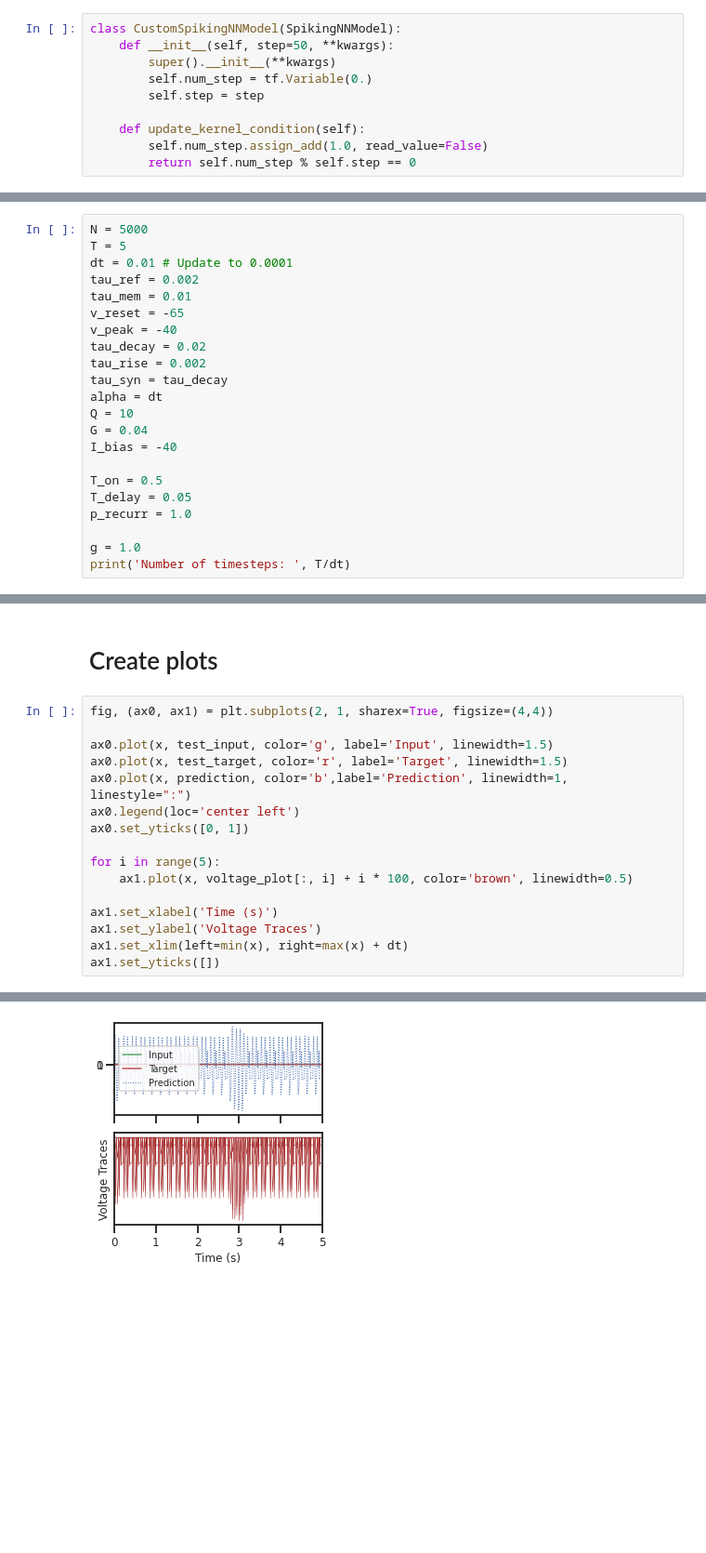
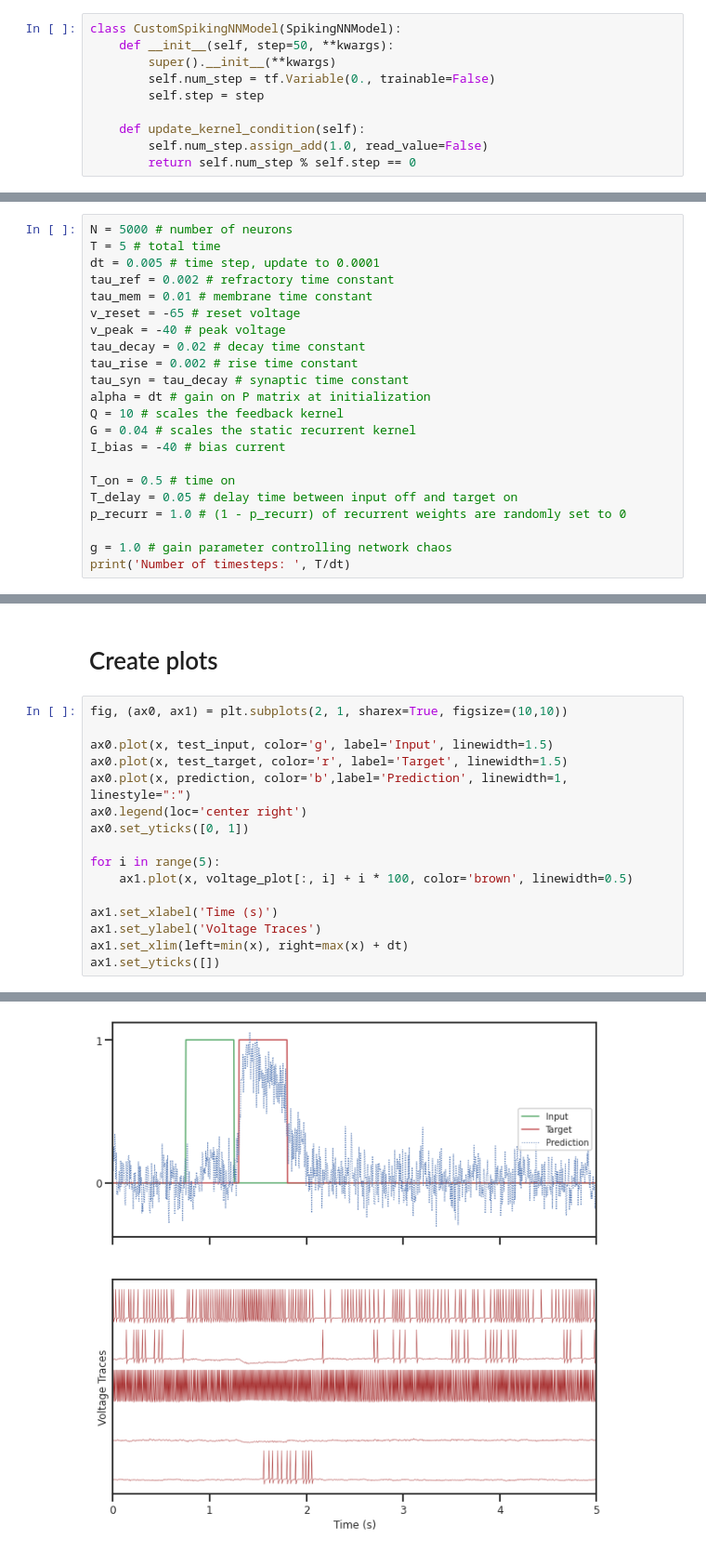
Before and after one commit to zhenruiliao/tension, a Jupyter notebook: examples/FORCE_Training_of_LIF_Spiking_Network_on_GO_NO_GO_with_Random_Starts.ipynb, the cells around one changed output, grey strips where cells are left out. Shown at 93% size. Saved outputs shown, nothing was run; the diff lists cells and outputs as text; blank space fills up the shorter version.

```diff
--- a/examples/FORCE_Training_of_LIF_Spiking_Network_on_GO_NO_GO_with_Random_Starts.ipynb
+++ b/examples/FORCE_Training_of_LIF_Spiking_Network_on_GO_NO_GO_with_Random_Starts.ipynb
@@ -32,7 +32,7 @@ plt.rc('figure', titlesize=EXTRA_SIZE)  # fontsize of the figure title
 class CustomSpikingNNModel(SpikingNNModel):
     def __init__(self, step=50, **kwargs):
         super().__init__(**kwargs)
-        self.num_step = tf.Variable(0.)
+        self.num_step = tf.Variable(0., trainable=False)
         self.step = step
 
     def update_kernel_condition(self):
@@ -45,23 +45,23 @@ class CustomSpikingNNModel(SpikingNNModel):
 # %%
-N = 5000
-T = 5
-dt = 0.01 # Update to 0.0001
-tau_ref = 0.002
-tau_mem = 0.01
-v_reset = -65
-v_peak = -40
-tau_decay = 0.02
-tau_rise = 0.002
-tau_syn = tau_decay
-alpha = dt
-Q = 10
-G = 0.04
-I_bias = -40
+N = 5000 # number of neurons
+T = 5 # total time
+dt = 0.005 # time step, update to 0.0001
+tau_ref = 0.002 # refractory time constant
+tau_mem = 0.01 # membrane time constant
+v_reset = -65 # reset voltage
+v_peak = -40 # peak voltage
+tau_decay = 0.02 # decay time constant
+tau_rise = 0.002 # rise time constant
+tau_syn = tau_decay # synaptic time constant
+alpha = dt # gain on P matrix at initialization
+Q = 10 # scales the feedback kernel
+G = 0.04 # scales the static recurrent kernel
+I_bias = -40 # bias current
 
-T_on = 0.5
-T_delay = 0.05
-p_recurr = 1.0
+T_on = 0.5 # time on
+T_delay = 0.05 # delay time between input off and target on
+p_recurr = 1.0 # (1 - p_recurr) of recurrent weights are randomly set to 0
 
-g = 1.0
+g = 1.0 # gain parameter controlling network chaos
 print('Number of timesteps: ', T/dt)
 # %% [output]
@@ -195,21 +195,21 @@ voltage_plot[mask] = 30
 # %% [markdown]
 # Create plots
 # %%
-fig, (ax0, ax1) = plt.subplots(2, 1, sharex=True, figsize=(4,4))
+fig, (ax0, ax1) = plt.subplots(2, 1, sharex=True, figsize=(10,10))
 
 ax0.plot(x, test_input, color='g', label='Input', linewidth=1.5)
 ax0.plot(x, test_target, color='r', label='Target', linewidth=1.5)
 ax0.plot(x, prediction, color='b',label='Prediction', linewidth=1, linestyle=":")
-ax0.legend(loc='center left')
+ax0.legend(loc='center right')
 ax0.set_yticks([0, 1])
 
 for i in range(5):
     ax1.plot(x, voltage_plot[:, i] + i * 100, color='brown', linewidth=0.5)
 
 ax1.set_xlabel('Time (s)')
 ax1.set_ylabel('Voltage Traces')
 ax1.set_xlim(left=min(x), right=max(x) + dt)
 ax1.set_yticks([])
 # %% [output]
 []
-[figure, old version]
+[figure, new version]
```
Also changed, not shown: parts of 14 cells of this notebook, 4 other files.
